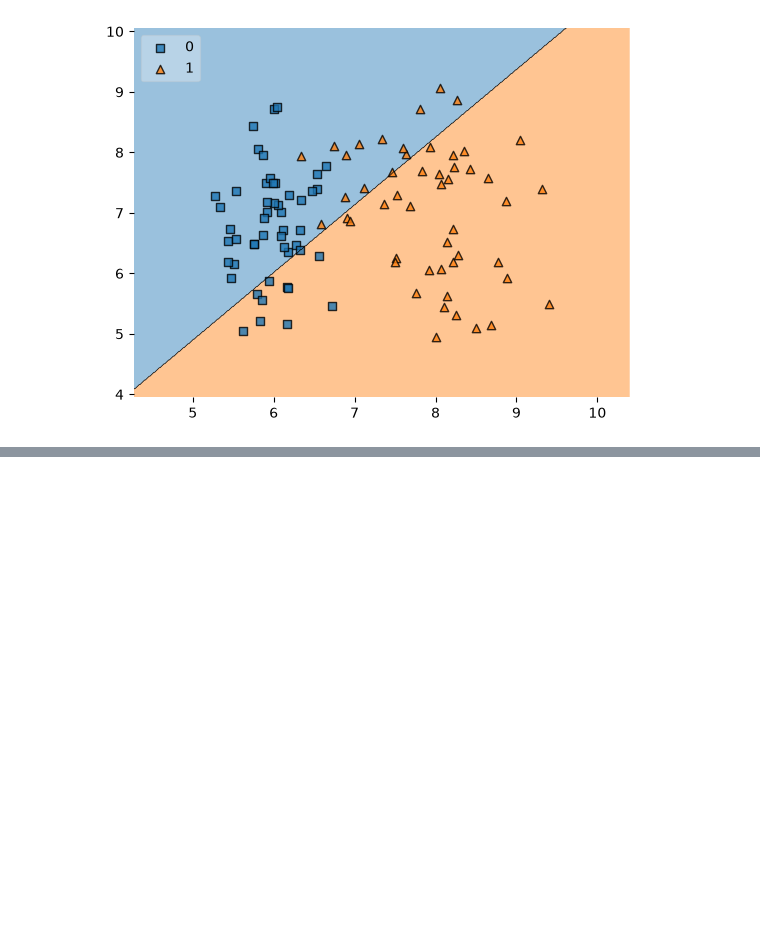
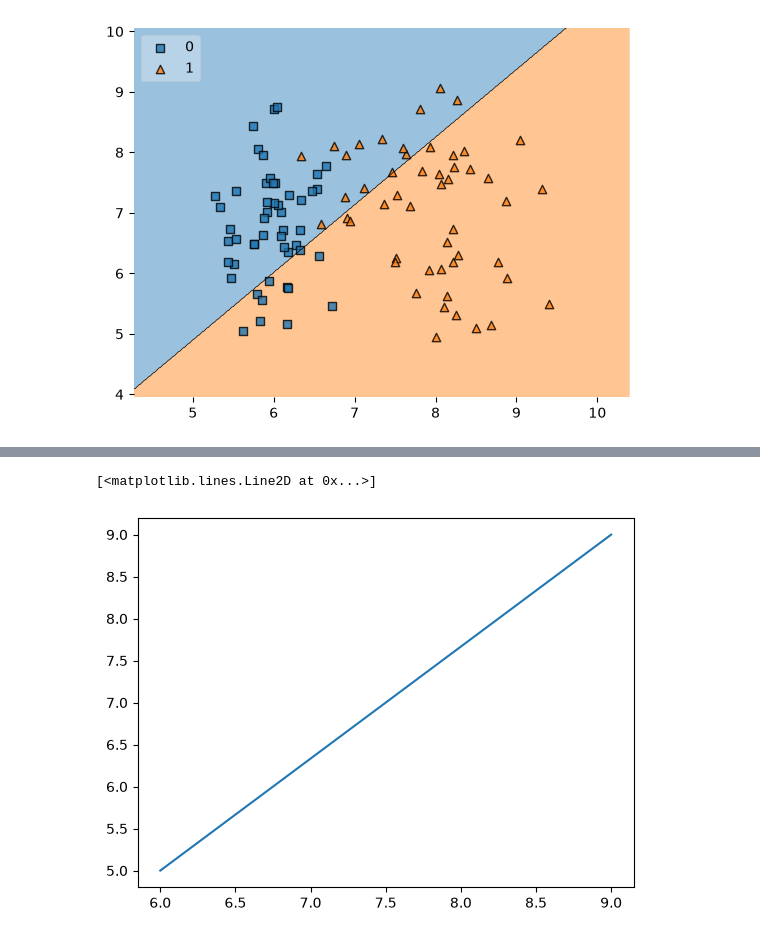
Before and after one commit to ayansuvra/Deep-Learning, a Jupyter notebook: Perceptron.ipynb, the cells around one changed output, grey strips where cells are left out. Saved outputs shown, nothing was run; the diff lists cells and outputs as text; code cells hidden in the pictures; blank space fills up the shorter version.

```diff
--- a/Perceptron.ipynb
+++ b/Perceptron.ipynb
@@ -51,0 +54,21 @@ plt.show()
+# %%
+def perceptron(x, y):
+
+    epoch = 10000
+    lr = 1
+
+    x = np.insert(x, 0, 1, axis=1) # inserting ones at first
+    weights = np.ones(x.shape[1])
+
+    for i in range(epoch):
+
+        indx = np.random.randint(0, x.shape[0]) # selecting random point
+        z = np.dot(x[indx], weights) # sum of weights * x_train
+        y_hat = step(z) # activation function
+
+        weights += lr * (y[indx] - y_hat) * x[indx] # weights update
+
+    return weights[0], weights[1:] # intercept, coef
+
+def step(n):
+    return 1 if n>=0 else 0
@@ -51,0 +91,8 @@ plt.show()
+# %%
+x_inputs = np.linspace(6, 9, 100)
+y_inputs = m*x_inputs+b
+# %%
+plt.plot(x_inputs, ((y_inputs - y_inputs.max()) / (y_inputs.max() - y_inputs.min())) * 4 + 9)
+# %% [output]
+[<matplotlib.lines.Line2D at 0x...>]
+[figure, added]
```
Also changed, not shown: parts of 4 cells of this notebook.
